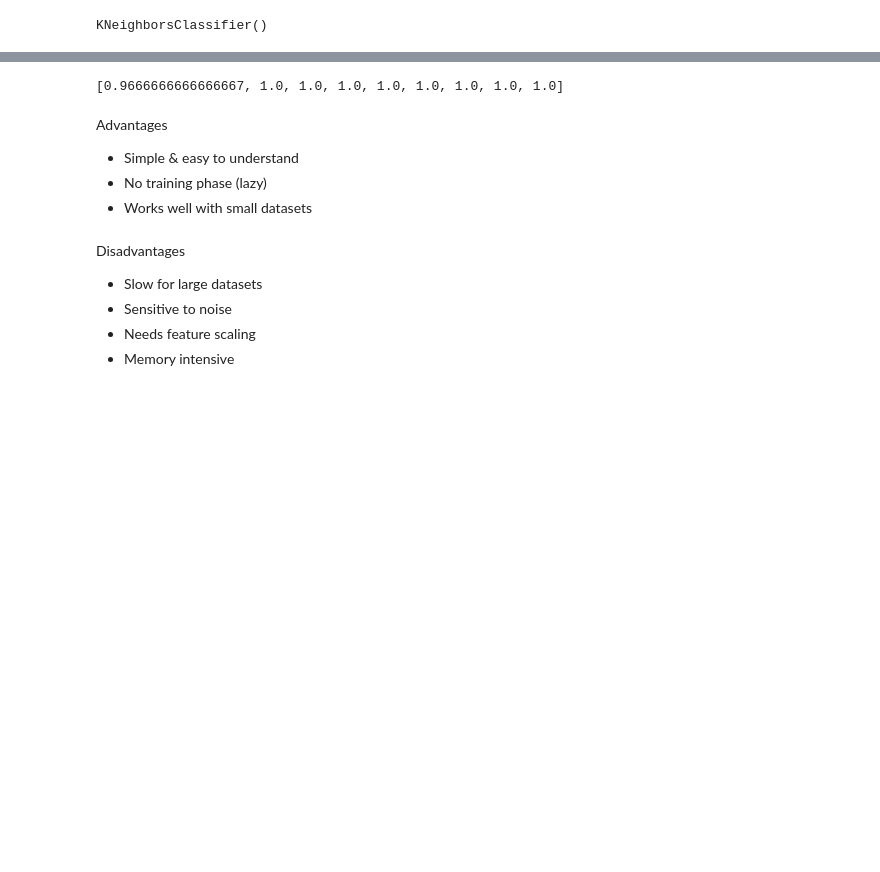
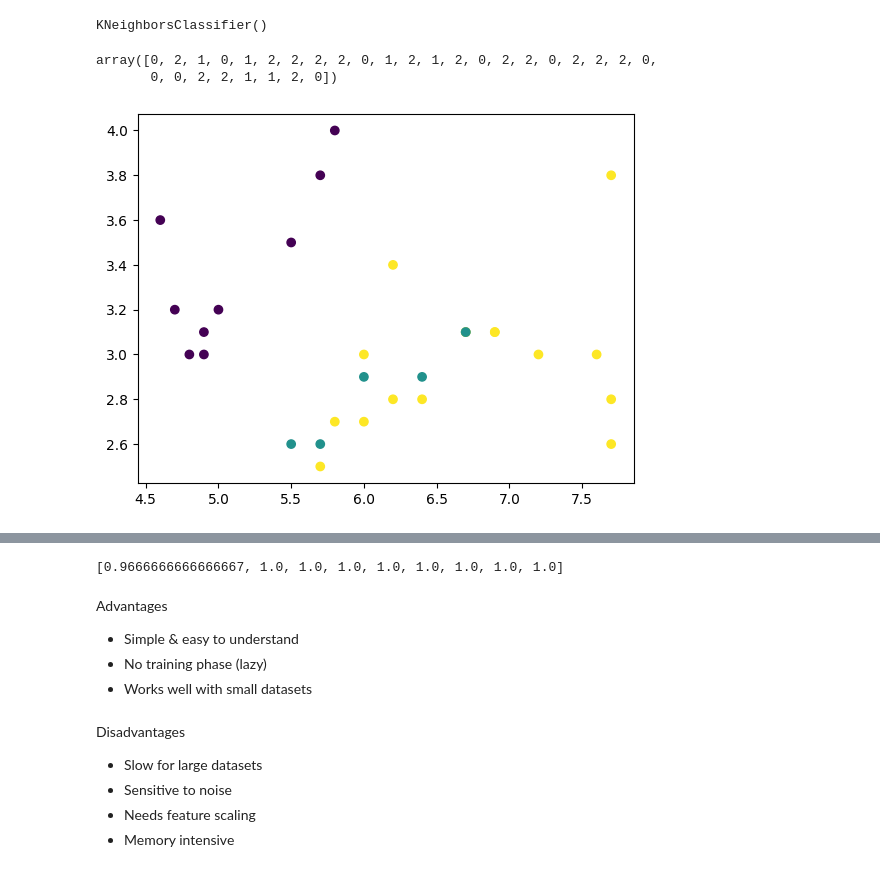
Before and after one commit to datasciencekibaatein/Machine-Learning-Batches, a Jupyter notebook: MachineLearning48/Supervised Learning/02-Classification Algorithm/3-KNN.ipynb, the cells around one changed output, grey strips where cells are left out. Cells and saved outputs as stored; diff of their text form; code cells hidden in the pictures; blank space fills up the shorter version.

```diff
--- a/MachineLearning48/Supervised Learning/02-Classification Algorithm/3-KNN.ipynb
+++ b/MachineLearning48/Supervised Learning/02-Classification Algorithm/3-KNN.ipynb
@@ -28,3 +74,13 @@ KNeighborsClassifier()
 y_pred = knn.predict(X_test)
 # %%
 accuracy = accuracy_score(y_test,y_pred)
+# %%
+y_pred
+# %% [output]
+array([0, 2, 1, 0, 1, 2, 2, 2, 2, 0, 1, 2, 1, 2, 0, 2, 2, 0, 2, 2, 2, 0,
+       0, 0, 2, 2, 1, 1, 2, 0])
+# %%
+plt.scatter(X_test[:,0],X_test[:,1],c=y_pred)
+plt.show()
+# %% [output]
+[figure, added]
```
Also changed, not shown: parts of 6 cells of this notebook, 1 other file.
